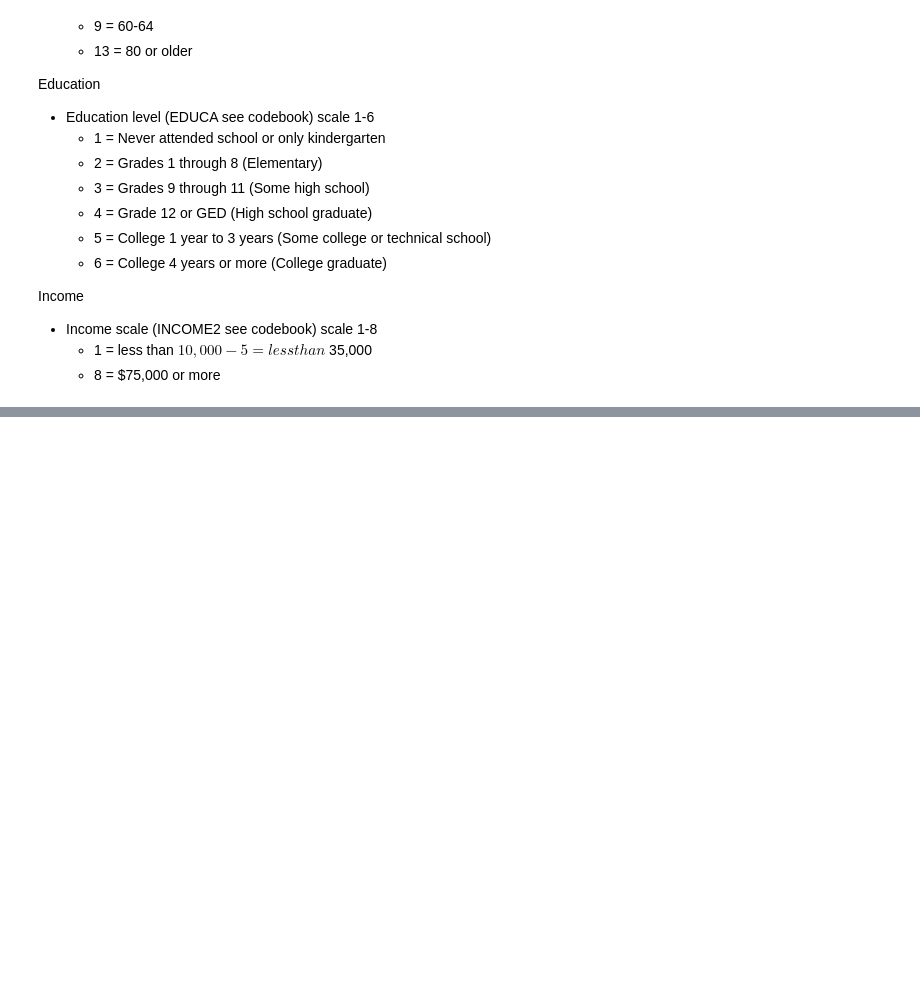
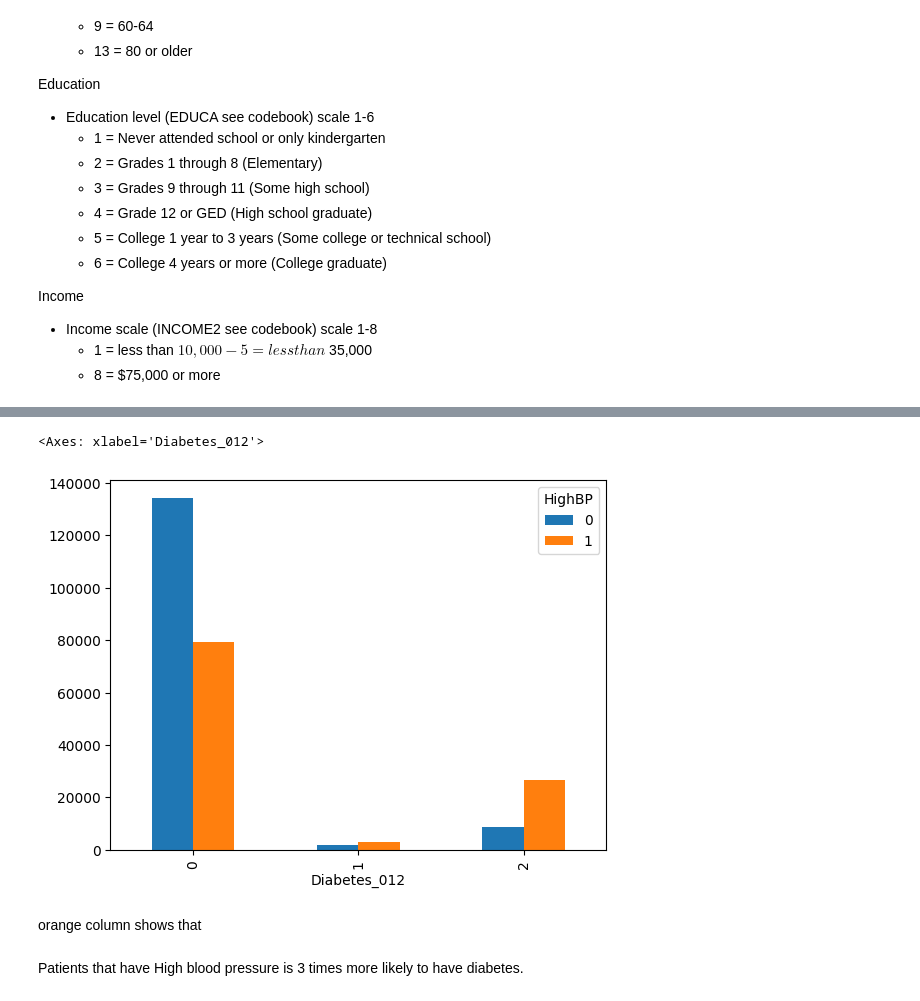
Before and after one commit to albertodavincishekhawat/BasicMachineLearning, a Jupyter notebook: ML.ipynb, the cells around one changed output, grey strips where cells are left out. Cells and saved outputs as stored; diff of their text form; code cells hidden in the pictures; blank space fills up the shorter version.

```diff
--- a/ML.ipynb
+++ b/ML.ipynb
@@ -255,0 +339,9 @@ Income
+# %%
+pd.crosstab(df['Diabetes_012'], df['HighBP']).plot.bar()
+# %% [output]
+<Axes: xlabel='Diabetes_012'>
+[figure, added]
+# %% [markdown]
+orange column shows that
+# %% [markdown]
+Patients that have High blood pressure is 3 times more likely to have diabetes.
```
Also changed, not shown: parts of 22 cells of this notebook.
